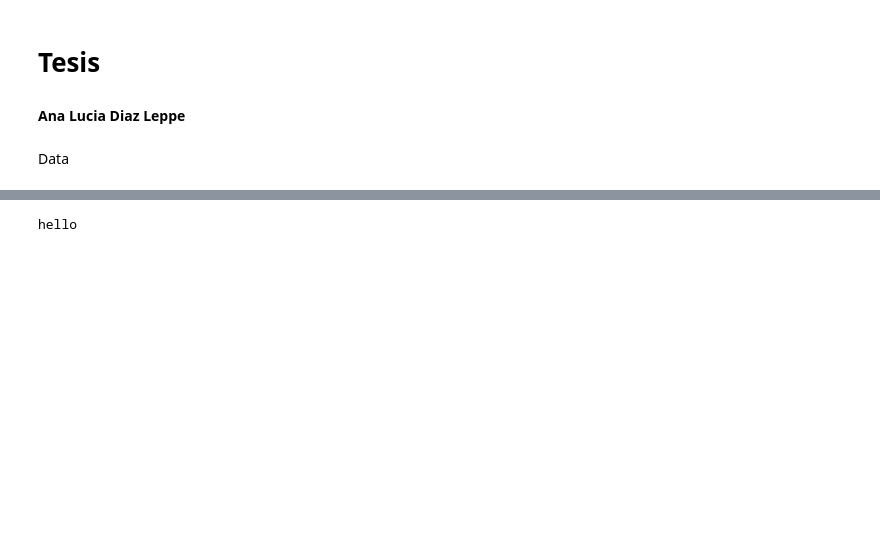
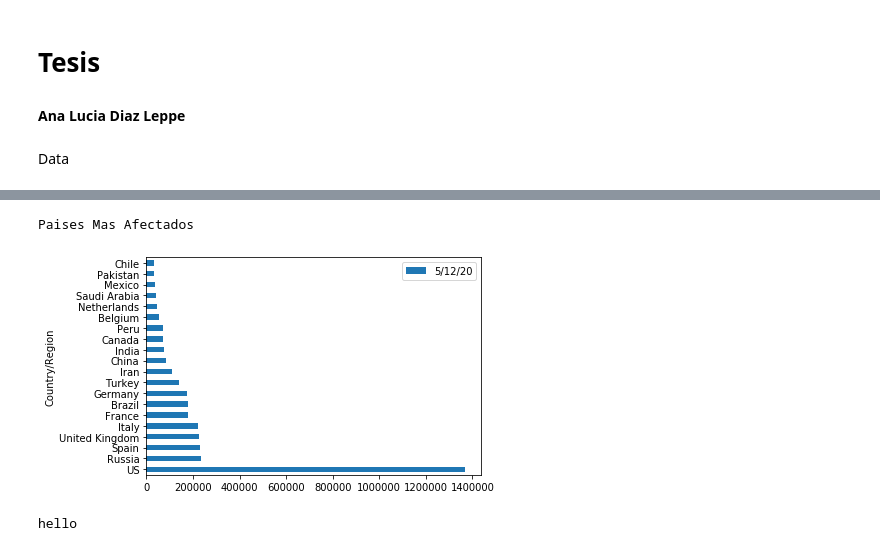
Before and after one commit to LEPPEDIAZ/Pandemias_Mundiales, a Jupyter notebook: Analisis.ipynb, the cells around one changed output, grey strips where cells are left out. Saved outputs shown, nothing was run; the diff lists cells and outputs as text; code cells hidden in the pictures; blank space fills up the shorter version.

```diff
--- a/Analisis.ipynb
+++ b/Analisis.ipynb
@@ -134,3 +128,14 @@ hi
+# %%
+print("Paises Mas Afectados")
+ultimo_confirmado = confirmedcovid[confirmedcovid.columns[-1]]
+clean_countries = confirmedcovid.groupby('Country/Region', as_index=False)[confirmedcovid.columns[-1]].sum()
+clean_countries.head()
+top_covid_confirmed = clean_countries.nlargest(20, clean_countries.columns[-1])
+top_covid_confirmed.head()
+top_covid_confirmed_graph = top_covid_confirmed.plot.barh(x = 'Country/Region', y = top_covid_confirmed.columns[-1])
+# %% [output]
+Paises Mas Afectados
+[figure, added]
 # %%
 #min(ultimo_confirmado)
 print("hello")
```
Also changed, not shown: parts of 9 cells of this notebook, 1 other file.
